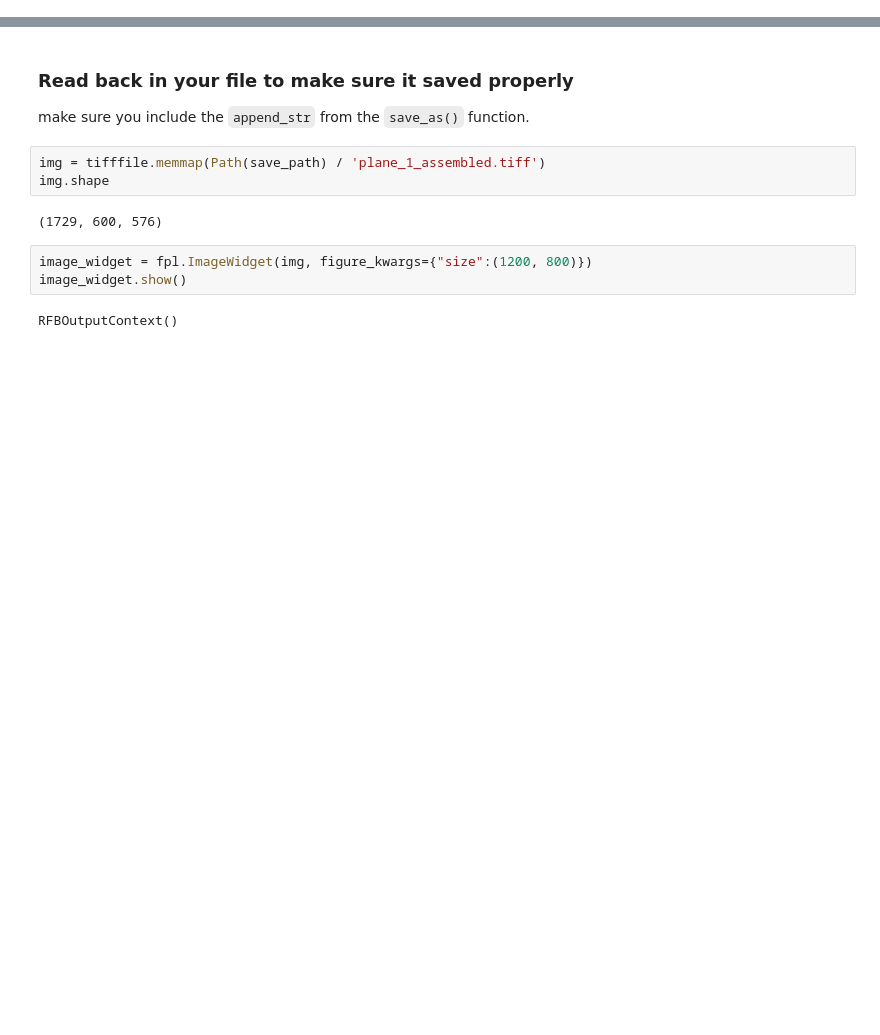
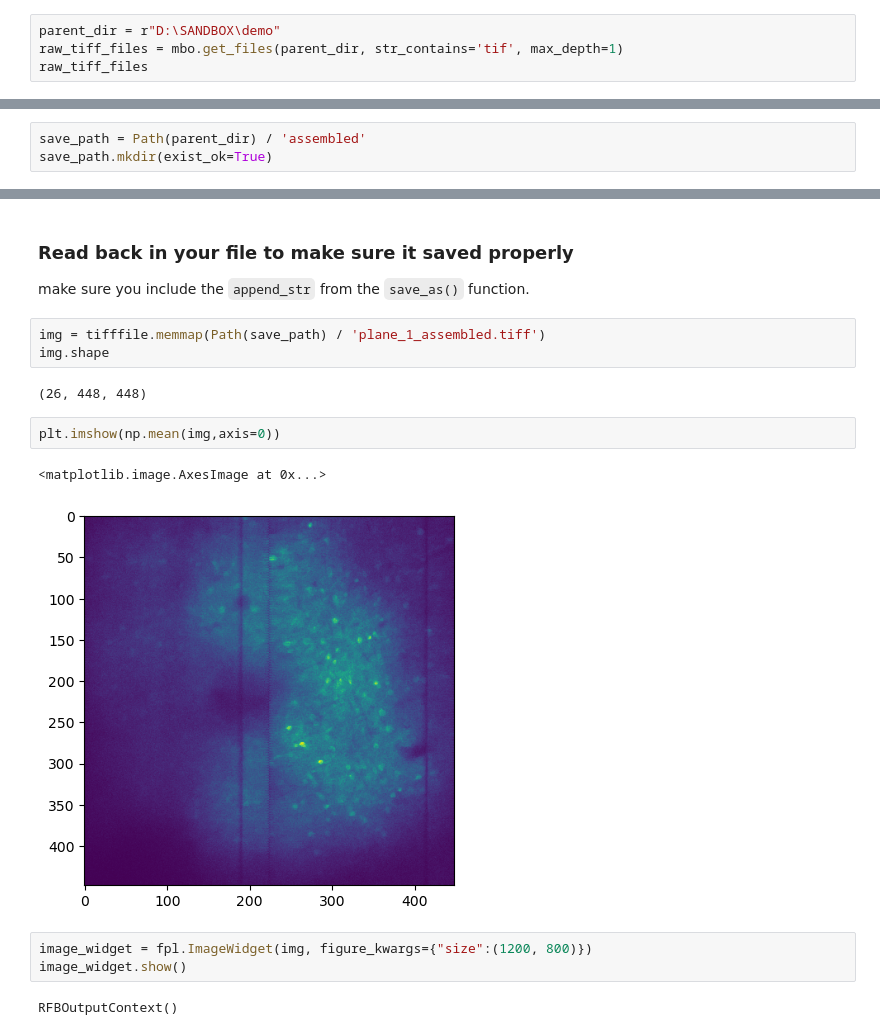
Before and after one commit to MillerBrainObservatory/LBM-CaImAn-Python, a Jupyter notebook: demos/notebooks/assembly.ipynb, the cells around one changed output, grey strips where cells are left out. Drawn from its saved outputs; the diff is of its cells as text; blank space fills up the shorter version.

```diff
--- a/demos/notebooks/assembly.ipynb
+++ b/demos/notebooks/assembly.ipynb
@@ -63,0 +53,4 @@ files = lcp.get_files_ext(data_path, str_contains='tif', max_depth=1)
+# %%
+parent_dir = r"D:\SANDBOX\demo"
+raw_tiff_files = mbo.get_files(parent_dir, str_contains='tif', max_depth=1)
+raw_tiff_files
@@ -135,3 +138,6 @@ save_path = r"C:\Users\RBO\lbm_data\processed"
+# %%
+save_path = Path(parent_dir) / 'assembled'
+save_path.mkdir(exist_ok=True)
 # %% [markdown]
 We pass our scan object, along with the save path into `lbm_caiman_python.save_as()`
 
@@ -161,7 +173,12 @@ make sure you include the `append_str` from the `save_as()` function.
 img = tifffile.memmap(Path(save_path) / 'plane_1_assembled.tiff')
 img.shape
 # %% [output]
-(1729, 600, 576)
+(26, 448, 448)
+# %%
+plt.imshow(np.mean(img,axis=0))
+# %% [output]
+<matplotlib.image.AxesImage at 0x...>
+[figure, added]
 # %%
 image_widget = fpl.ImageWidget(img, figure_kwargs={"size":(1200, 800)})
 image_widget.show()
```
Also changed, not shown: parts of 12 cells of this notebook, 18 other files.
